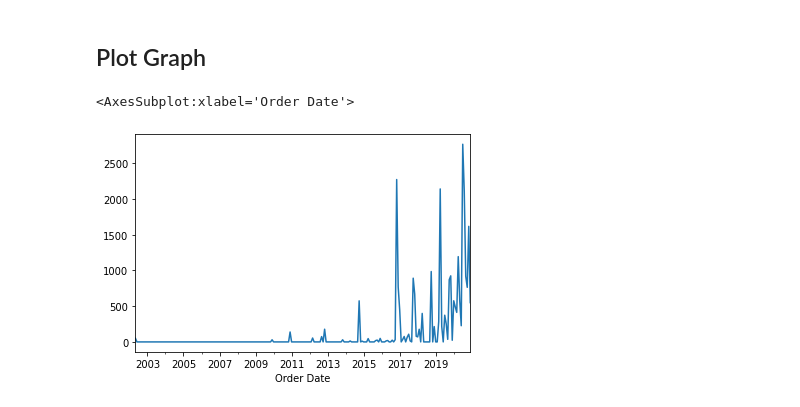
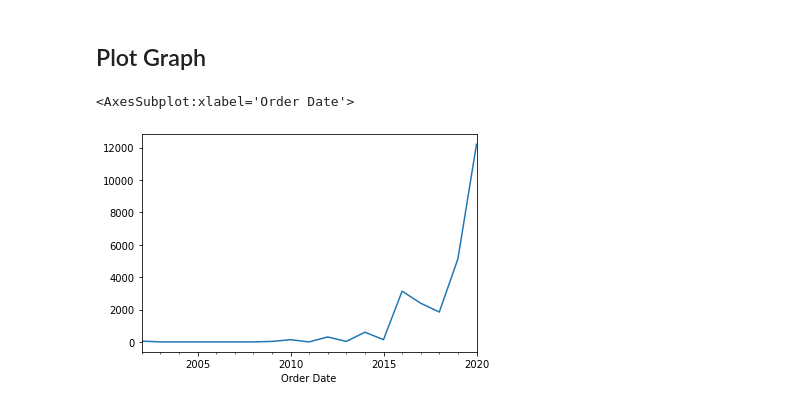
Before and after one commit to eastonjad/jupyter, a Jupyter notebook: AmazonData.ipynb, the cells around one changed output. Cells and saved outputs as stored; diff of their text form; code cells hidden in the pictures.

```diff
--- a/AmazonData.ipynb
+++ b/AmazonData.ipynb
@@ -188,7 +188,7 @@ memory usage: 103.6+ KB
 # %%
 %matplotlib inline
 # %%
-retailData.groupby(pd.Grouper(key="Order Date", freq='M'))["Item Subtotal"].sum().plot()
+retailData.groupby(pd.Grouper(key="Order Date", freq='Y'))["Item Subtotal"].sum().plot()
 # %% [output]
 <AxesSubplot:xlabel='Order Date'>
-[figure, old version]
+[figure, new version]
```
Also changed, not shown: parts of 1 cell of this notebook.
